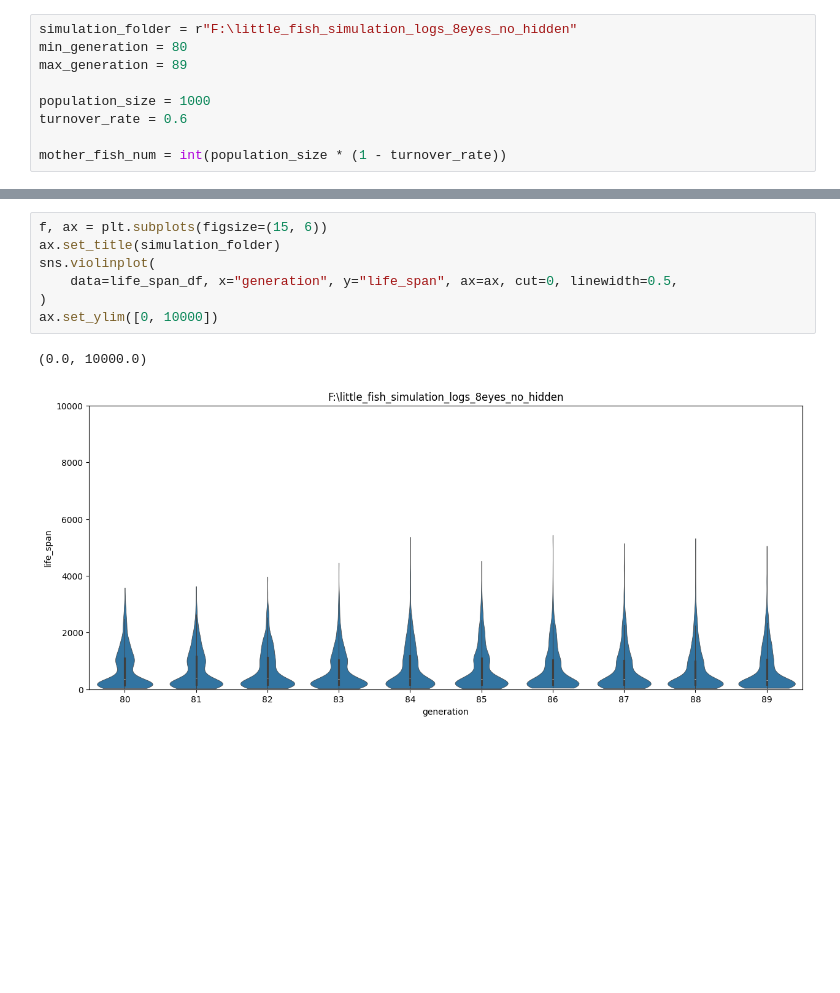
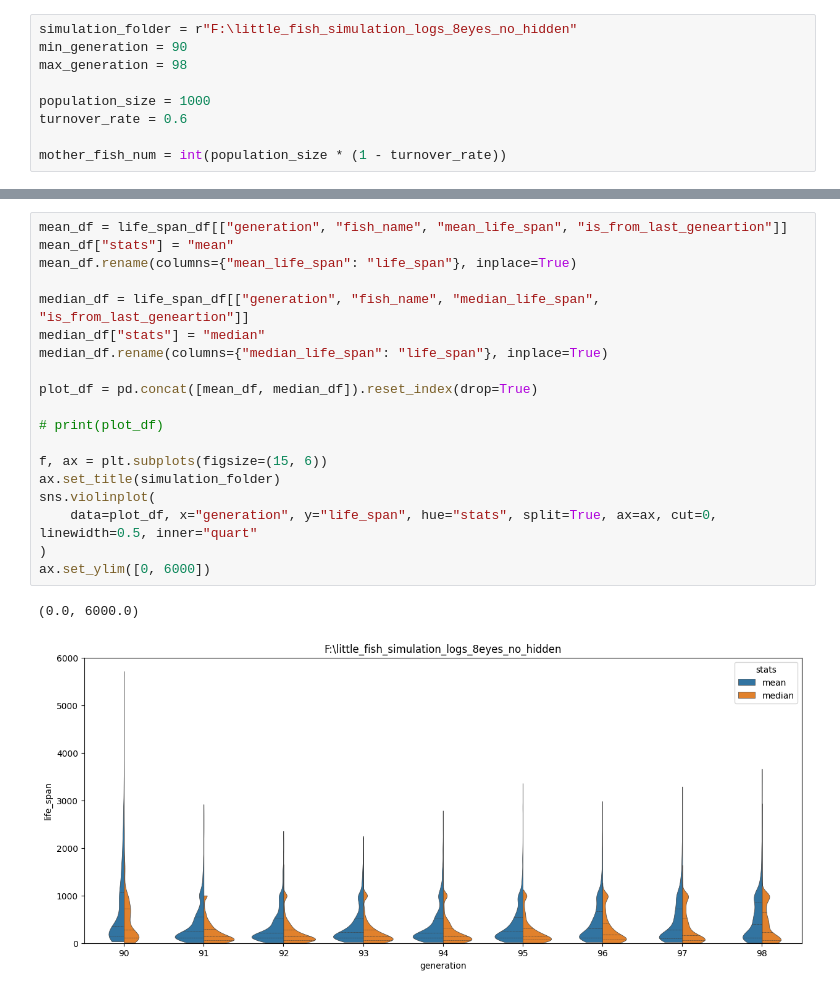
Before and after one commit to zhuangjun1981/littlefish, a Jupyter notebook: littlefish/scripts/for_visualization/040_evolution_life_spans_sim_8eyes_no_hidden.ipynb, the cells around one changed output, grey strips where cells are left out. Saved outputs shown, nothing was run; the diff lists cells and outputs as text; blank space fills up the shorter version.

```diff
--- a/littlefish/scripts/for_visualization/040_evolution_life_spans_sim_8eyes_no_hidden.ipynb
+++ b/littlefish/scripts/for_visualization/040_evolution_life_spans_sim_8eyes_no_hidden.ipynb
@@ -6,7 +7,7 @@ import numpy as np
 # %%
 simulation_folder = r"F:\little_fish_simulation_logs_8eyes_no_hidden"
-min_generation = 80
-max_generation = 89
+min_generation = 90
+max_generation = 98
 
 population_size = 1000
 turnover_rate = 0.6
@@ -92,10 +92,22 @@ ax.legend()
 # %%
+mean_df = life_span_df[["generation", "fish_name", "mean_life_span", "is_from_last_geneartion"]]
+mean_df["stats"] = "mean"
+mean_df.rename(columns={"mean_life_span": "life_span"}, inplace=True)
+
+median_df = life_span_df[["generation", "fish_name", "median_life_span", "is_from_last_geneartion"]]
+median_df["stats"] = "median"
+median_df.rename(columns={"median_life_span": "life_span"}, inplace=True)
+
+plot_df = pd.concat([mean_df, median_df]).reset_index(drop=True)
+
+# print(plot_df)
+
 f, ax = plt.subplots(figsize=(15, 6))
 ax.set_title(simulation_folder)
 sns.violinplot(
-    data=life_span_df, x="generation", y="life_span", ax=ax, cut=0, linewidth=0.5,
+    data=plot_df, x="generation", y="life_span", hue="stats", split=True, ax=ax, cut=0, linewidth=0.5, inner="quart"
 )
-ax.set_ylim([0, 10000])
+ax.set_ylim([0, 6000])
 # %% [output]
-(0.0, 10000.0)
+(0.0, 6000.0)
-[figure, old version]
+[figure, new version]
```
Also changed, not shown: parts of 6 cells of this notebook, 3 other files.
